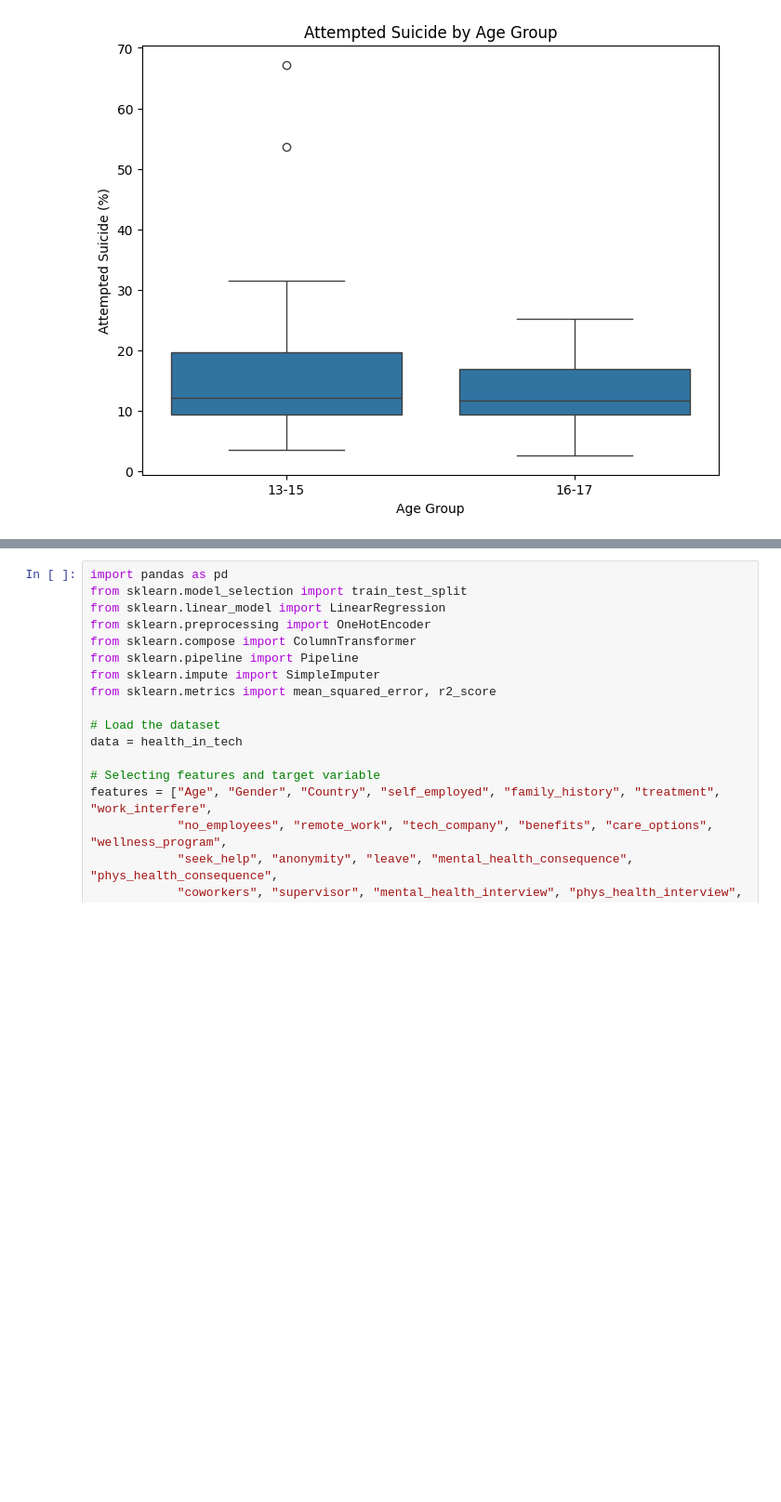
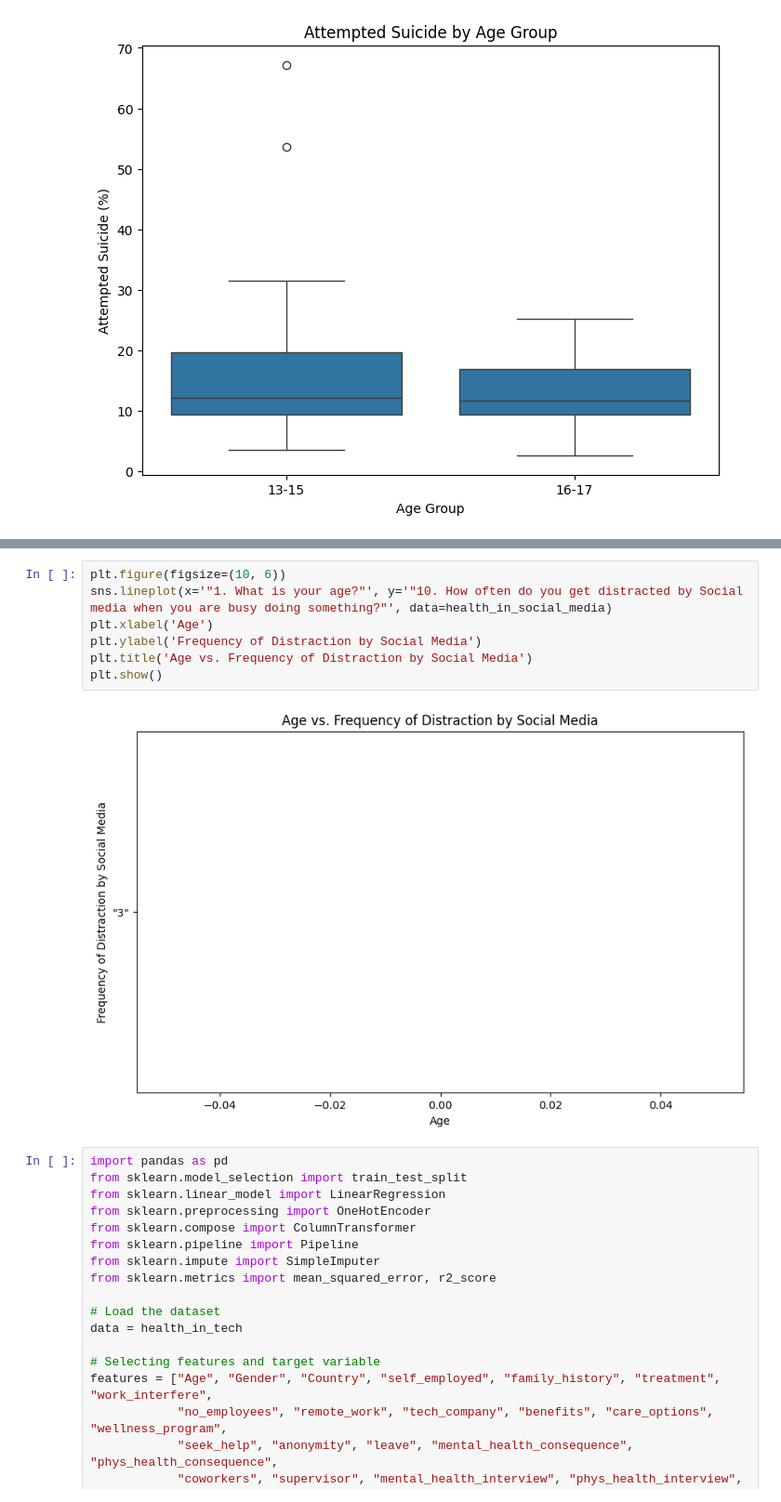
Before and after one commit to IT4063C-Fall23/final-project-elzamc, a Jupyter notebook: source.ipynb, the cells around one changed output, grey strips where cells are left out. Shown at 93% size. Cells and saved outputs as stored; diff of their text form; blank space fills up the shorter version.

```diff
--- a/source.ipynb
+++ b/source.ipynb
@@ -250,3 +278,12 @@ plt.show()
+# %%
+plt.figure(figsize=(10, 6))
+sns.lineplot(x='"1. What is your age?"', y='"10. How often do you get distracted by Social media when you are busy doing something?"', data=health_in_social_media)
+plt.xlabel('Age')
+plt.ylabel('Frequency of Distraction by Social Media')
+plt.title('Age vs. Frequency of Distraction by Social Media')
+plt.show()
+# %% [output]
+[figure, added]
 # %%
 import pandas as pd
 from sklearn.model_selection import train_test_split
```
Also changed, not shown: parts of 2 cells of this notebook, 1 other file.
